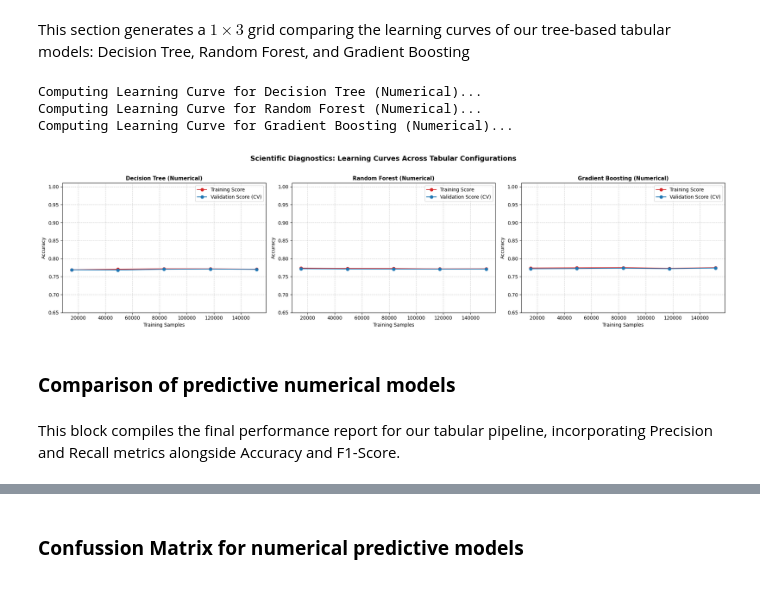
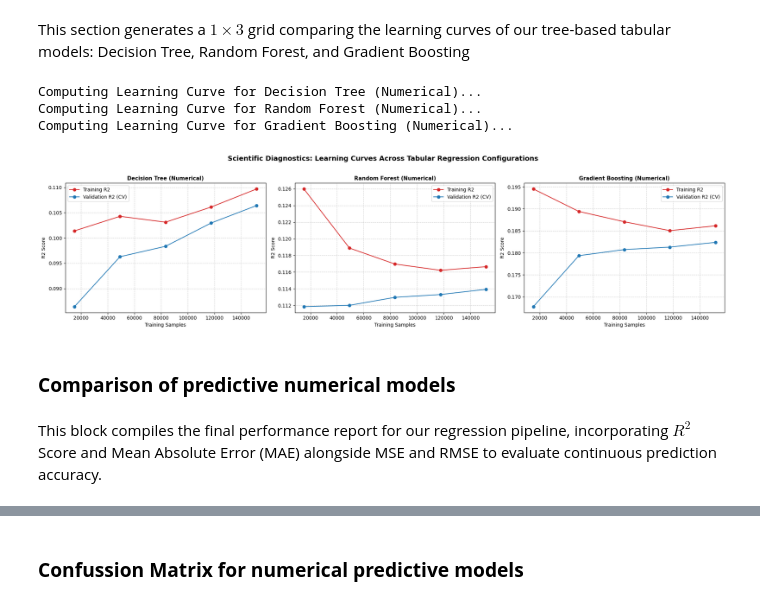
Before and after one commit to IvanGrandi/ML_2_project, a Jupyter notebook: training.ipynb, the cells around one changed output, grey strips where cells are left out. Drawn from its saved outputs; the diff is of its cells as text; code cells hidden in the pictures.

```diff
--- a/training.ipynb
+++ b/training.ipynb
@@ -477,9 +741,9 @@ Numeric variables ready to train: ['runtime_in_minutes', 'likes', 'dislikes', 'r
 We separate the tests and training set for the numeric data
 # %%
 X_train_num, X_test_num, y_train_num, y_test_num = train_test_split(
-    X_num, y_num, test_size=0.2, random_state=42, stratify=y_num
+    X_num, y_num, test_size=0.2, random_state=42
 )
 
-print(f"Training numeric set: {X_train_num.shape[0]}")
-print(f"Testing numeric set: {X_test_num.shape[0]} ")
+print(f"Training numeric set rows: {X_train_num.shape[0]}")
+print(f"Testing numeric set rows: {X_test_num.shape[0]}")
 # %% [output]
@@ -490,18 +754,21 @@ We train three supervised tree-based algorithms on our numerical features: Decis
 # %%
-print("Training Decision Tree...")
-dt_model = DecisionTreeClassifier(max_depth=5, random_state=42)
+from sklearn.tree import DecisionTreeRegressor
+from sklearn.ensemble import RandomForestRegressor, GradientBoostingRegressor
+
+print("Training Decision Tree Regressor...")
+dt_model = DecisionTreeRegressor(max_depth=5, random_state=42)
 dt_model.fit(X_train_num, y_train_num)
 preds_dt = dt_model.predict(X_test_num)
 
-print("Training Random Forest...")
-rf_model = RandomForestClassifier(n_estimators=100, max_depth=5, random_state=42)
+print("Training Random Forest Regressor...")
+rf_model = RandomForestRegressor(n_estimators=100, max_depth=5, random_state=42)
 rf_model.fit(X_train_num, y_train_num)
 preds_rf = rf_model.predict(X_test_num)
 
-print("Training Gradient Boosting (Boosting)...")
-gb_model = GradientBoostingClassifier(n_estimators=100, learning_rate=0.1, max_depth=3, random_state=42)
+print("Training Gradient Boosting Regressor...")
+gb_model = GradientBoostingRegressor(n_estimators=100, learning_rate=0.1, max_depth=3, random_state=42)
 gb_model.fit(X_train_num, y_train_num)
 preds_gb = gb_model.predict(X_test_num)
 
-print("All models trained succesfully")
+print("All regression models trained successfully")
 # %% [output]
@@ -521,49 +788,45 @@ from sklearn.model_selection import learning_curve
 def plot_custom_learning_curve(model, X_data, y_data, title, ax):
     print(f"Computing Learning Curve for {title}...")
 
-    # Evaluate the model at 5 different training sizes using 3-fold cross-validation
+    # Evaluate the model at 5 training sizes using 3-fold cross-validation with R2 metric
     train_sizes, train_scores, test_scores = learning_curve(
         model, X_data, y_data,
         train_sizes=np.linspace(0.1, 1.0, 5),
         cv=3,
-        scoring='accuracy',
+        scoring='r2',
         n_jobs=-1,
         random_state=42
     )
 
-    # Calculate means
     train_mean = np.mean(train_scores, axis=1)
     test_mean = np.mean(test_scores, axis=1)
 
-    # Plot curves
-    ax.plot(train_sizes, train_mean, 'o-', color="#d62728", label="Training Score")
-    ax.plot(train_sizes, test_mean, 'o-', color="#1f77b4", label="Validation Score (CV)")
+    ax.plot(train_sizes, train_mean, 'o-', color="#d62728", label="Training R2")
+    ax.plot(train_sizes, test_mean, 'o-', color="#1f77b4", label="Validation R2 (CV)")
 
     ax.set_title(title, fontsize=11, fontweight='bold')
     ax.set_xlabel("Training Samples")
-    ax.set_ylabel("Accuracy")
-    ax.set_ylim(0.65, 1.01) # Focused scale matching the text models for fair comparison
+    ax.set_ylabel("R2 Score")
     ax.grid(True, linestyle='--', alpha=0.6)
     ax.legend(loc="best")
 
 # Set up a 1x3 grid for the 3 numerical models
 fig, axes = plt.subplots(1, 3, figsize=(20, 5))
 
-# Plotting each tree-based model
 plot_custom_learning_curve(dt_model, X_train_num, y_train_num, "Decision Tree (Numerical)", axes[0])
 plot_custom_learning_curve(rf_model, X_train_num, y_train_num, "Random Forest (Numerical)", axes[1])
 plot_custom_learning_curve(gb_model, X_train_num, y_train_num, "Gradient Boosting (Numerical)", axes[2])
 
-plt.suptitle("Scientific Diagnostics: Learning Curves Across Tabular Configurations", fontsize=14, y=1.02, fontweight='bold')
+plt.suptitle("Scientific Diagnostics: Learning Curves Across Tabular Regression Configurations", fontsize=14, y=1.02, fontweight='bold')
 plt.tight_layout()
 plt.show()
 # %% [output]
 Computing Learning Curve for Decision Tree (Numerical)...
 Computing Learning Curve for Random Forest (Numerical)...
 Computing Learning Curve for Gradient Boosting (Numerical)...
-[figure, old version]
+[figure, new version]
 # %% [markdown]
 ### **Comparison of predictive numerical models**
 # %% [markdown]
-This block compiles the final performance report for our tabular pipeline, incorporating Precision and Recall metrics alongside Accuracy and F1-Score.
+This block compiles the final performance report for our regression pipeline, incorporating $R^2$ Score and Mean Absolute Error (MAE) alongside MSE and RMSE to evaluate continuous prediction accuracy.
 # %%
```
Also changed, not shown: parts of 34 cells of this notebook.
